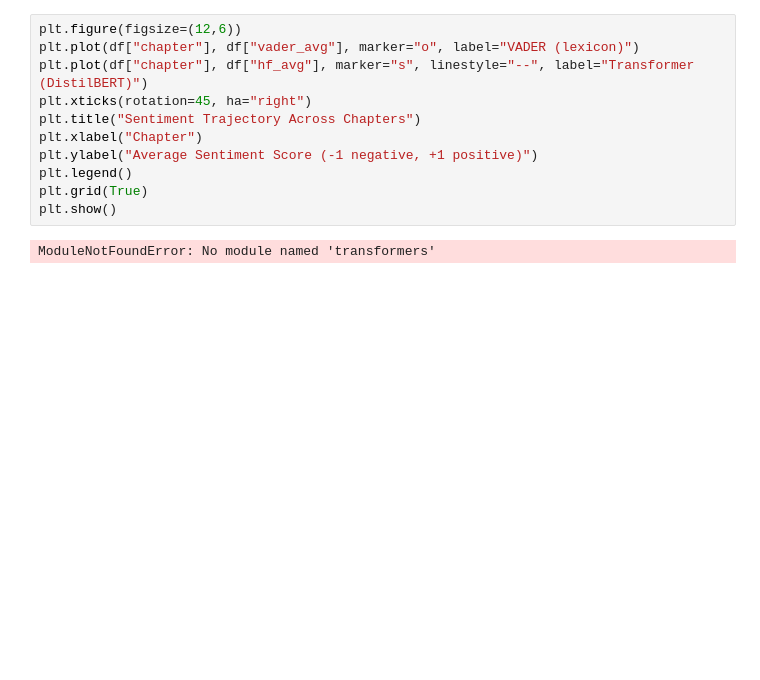
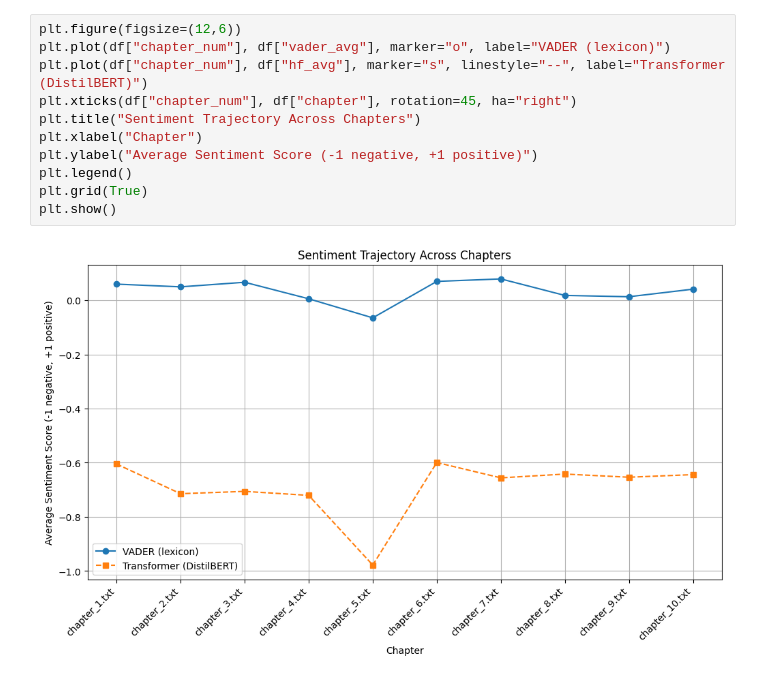
Before and after one commit to wardwalton15/kafka_trial_analysis, a Jupyter notebook: notebooks/03_sentiment_analysis.ipynb, the cells around one changed output. Drawn from its saved outputs; the diff is of its cells as text; blank space fills up the shorter version.

```diff
--- a/notebooks/03_sentiment_analysis.ipynb
+++ b/notebooks/03_sentiment_analysis.ipynb
@@ -92,13 +154,13 @@ df
 # %%
 plt.figure(figsize=(12,6))
-plt.plot(df["chapter"], df["vader_avg"], marker="o", label="VADER (lexicon)")
-plt.plot(df["chapter"], df["hf_avg"], marker="s", linestyle="--", label="Transformer (DistilBERT)")
-plt.xticks(rotation=45, ha="right")
+plt.plot(df["chapter_num"], df["vader_avg"], marker="o", label="VADER (lexicon)")
+plt.plot(df["chapter_num"], df["hf_avg"], marker="s", linestyle="--", label="Transformer (DistilBERT)")
+plt.xticks(df["chapter_num"], df["chapter"], rotation=45, ha="right")
 plt.title("Sentiment Trajectory Across Chapters")
 plt.xlabel("Chapter")
 plt.ylabel("Average Sentiment Score (-1 negative, +1 positive)")
 plt.legend()
 plt.grid(True)
 plt.show()
 # %% [output]
-ModuleNotFoundError: No module named 'transformers'
+[figure, added]
```
Also changed, not shown: parts of 5 cells of this notebook.
